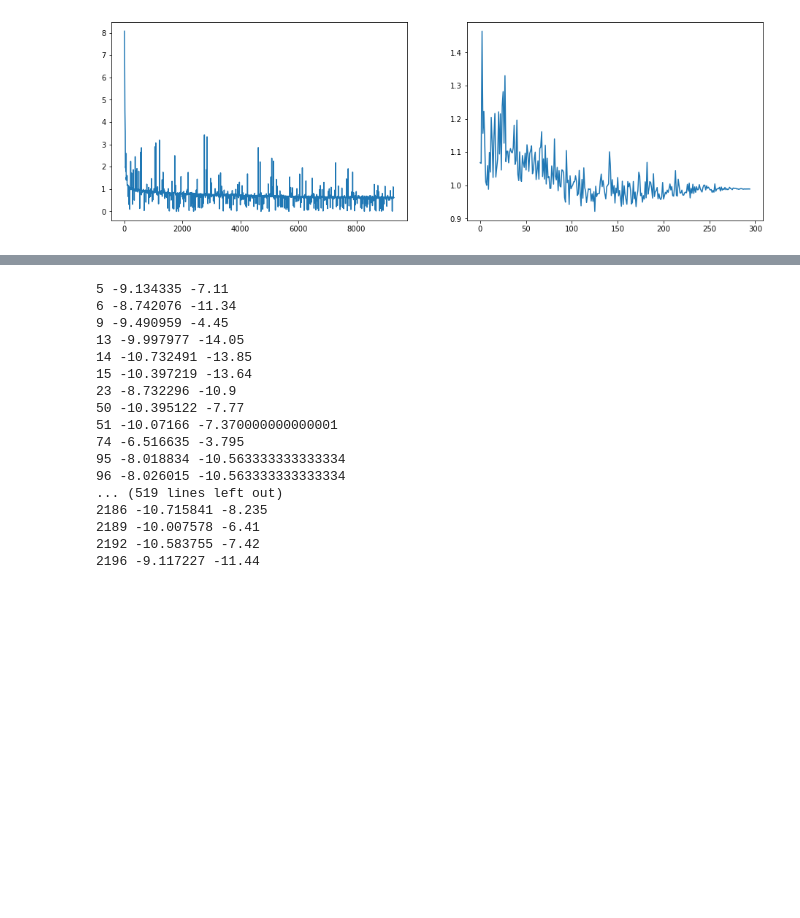
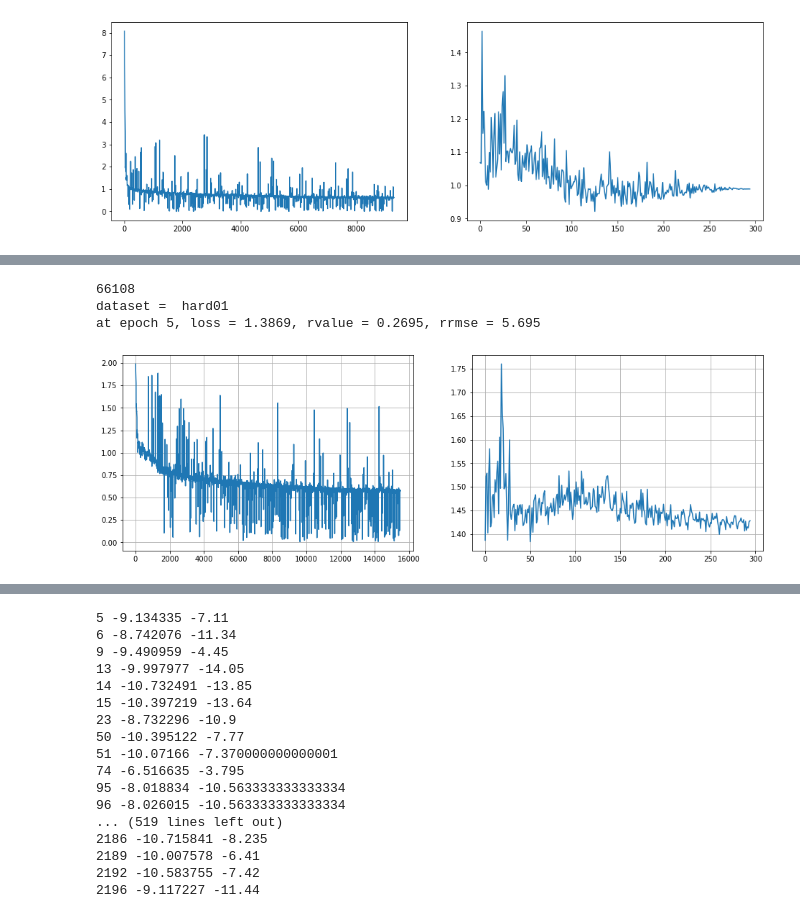
Before and after one commit to leepaul009/pri_model, a Jupyter notebook: notebook/result.ipynb, the cells around one changed output, grey strips where cells are left out. Saved outputs shown, nothing was run; the diff lists cells and outputs as text; code cells hidden in the pictures; blank space fills up the shorter version.

```diff
--- a/notebook/result.ipynb
+++ b/notebook/result.ipynb
@@ -226,0 +290,27 @@ at epoch 130, loss = 0.9218, rvalue = 0.6068, rrmse = 3.172
+# %%
+log_file = '../new_model_11.log'
+losses, rvalues, rrmses, tlosses = get_res(log_file)
+
+idx = rvalues.argmax()
+print('at epoch {}, loss = {}, rvalue = {}, rrmse = {}'.format(
+    idx, losses[idx], rvalues[idx], rrmses[idx]
+))
+
+warm_up = 5
+indices = np.where(tlosses < 2.0)[0]
+
+plt.figure(1, figsize=(16,5))
+plt.subplot(1,2,1)
+plt.plot(tlosses[indices])
+plt.grid()
+
+plt.figure(1, figsize=(16,5))
+plt.subplot(1,2,2)
+plt.plot(losses[warm_up:])
+plt.grid()
+plt.show()
+# %% [output]
+66108
+dataset =  hard01
+at epoch 5, loss = 1.3869, rvalue = 0.2695, rrmse = 5.695
+[figure, added]
```
Also changed, not shown: parts of 8 cells of this notebook, 11 other files.
